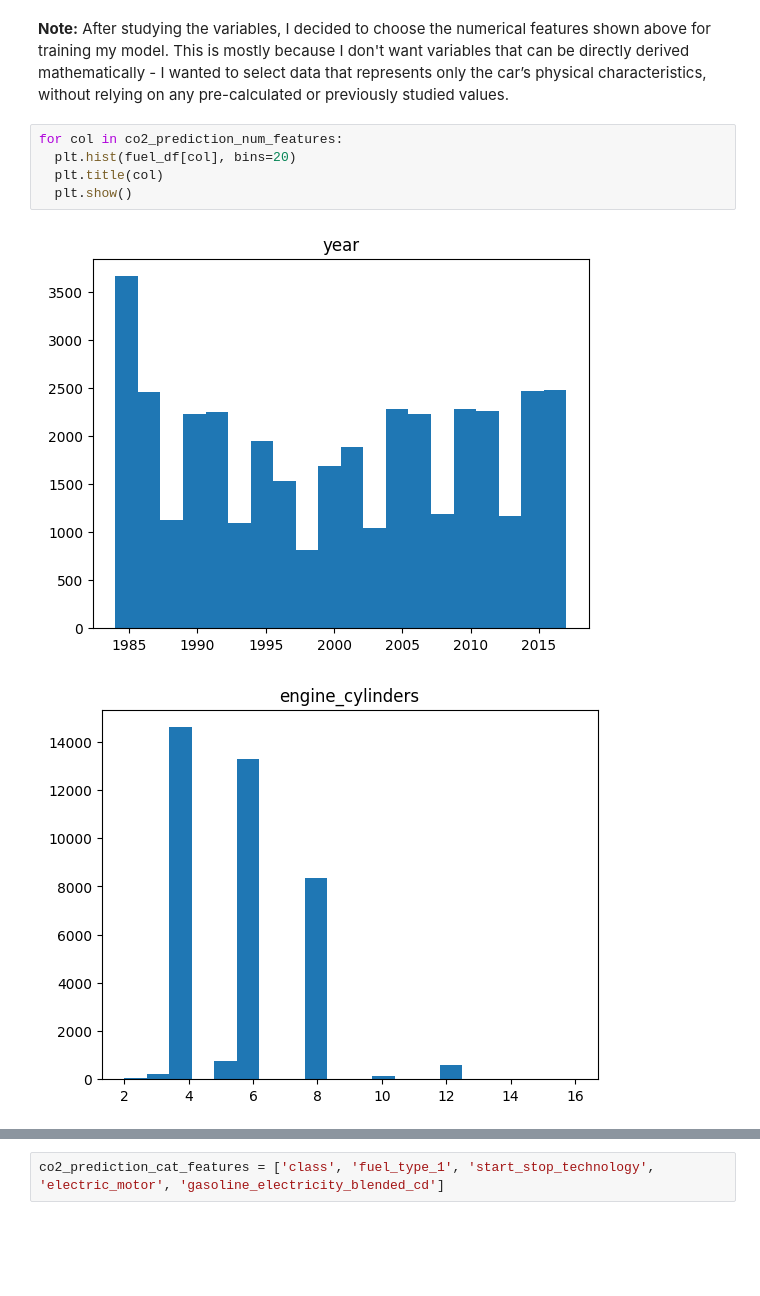
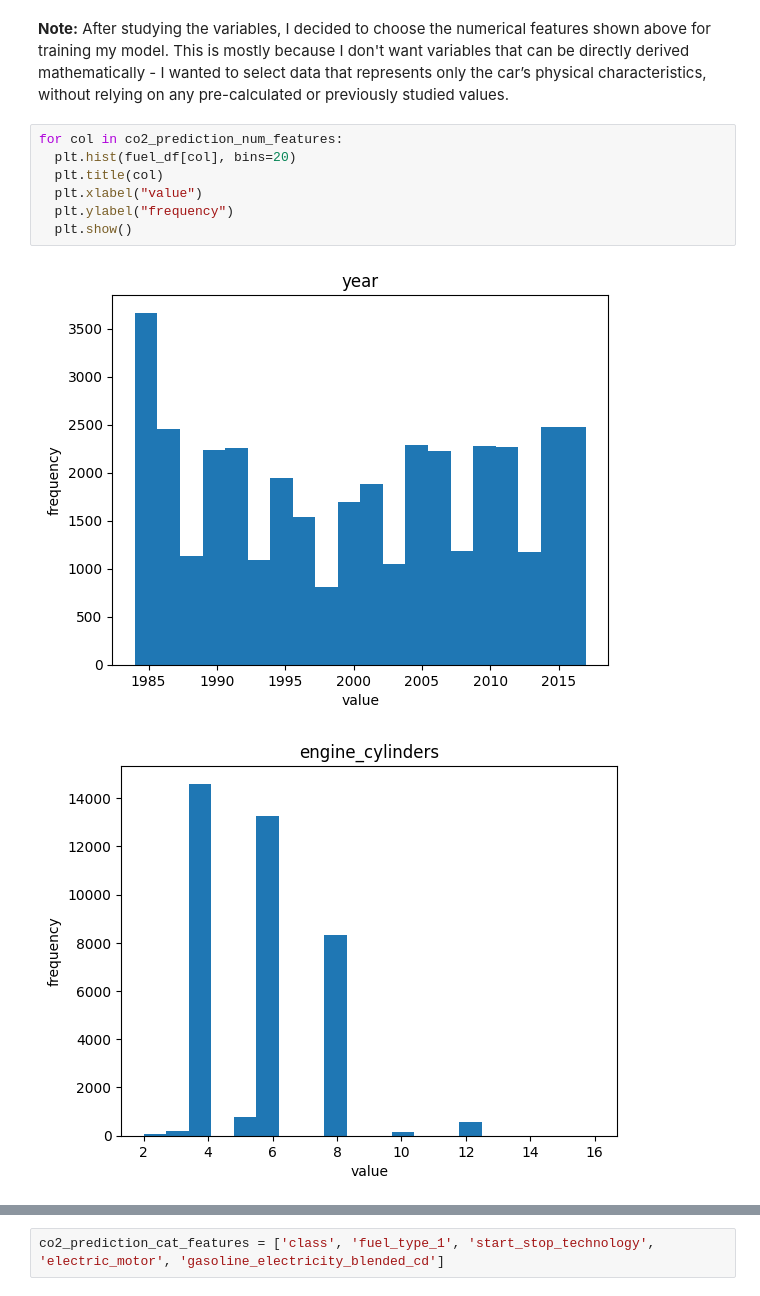
Before and after one commit to poladudek/introduction-to-data-science, a Jupyter notebook: Assignment_advanced_Regression_PolaDudek.ipynb, the cells around one changed output, grey strips where cells are left out. Drawn from its saved outputs; the diff is of its cells as text; blank space fills up the shorter version.

Commit message:
Add plots labels

```diff
--- a/Assignment_advanced_Regression_PolaDudek.ipynb
+++ b/Assignment_advanced_Regression_PolaDudek.ipynb
@@ -134,8 +127,10 @@ co2_prediction_num_features = ['year', 'engine_cylinders', 'engine_displacement'
 # %%
 for col in co2_prediction_num_features:
   plt.hist(fuel_df[col], bins=20)
   plt.title(col)
+  plt.xlabel("value")
+  plt.ylabel("frequency")
   plt.show()
 # %% [output]
-[figure, old version]
+[figure, new version]
-[figure, old version]
+[figure, new version]
```
Also changed, not shown: parts of 4 cells of this notebook.
